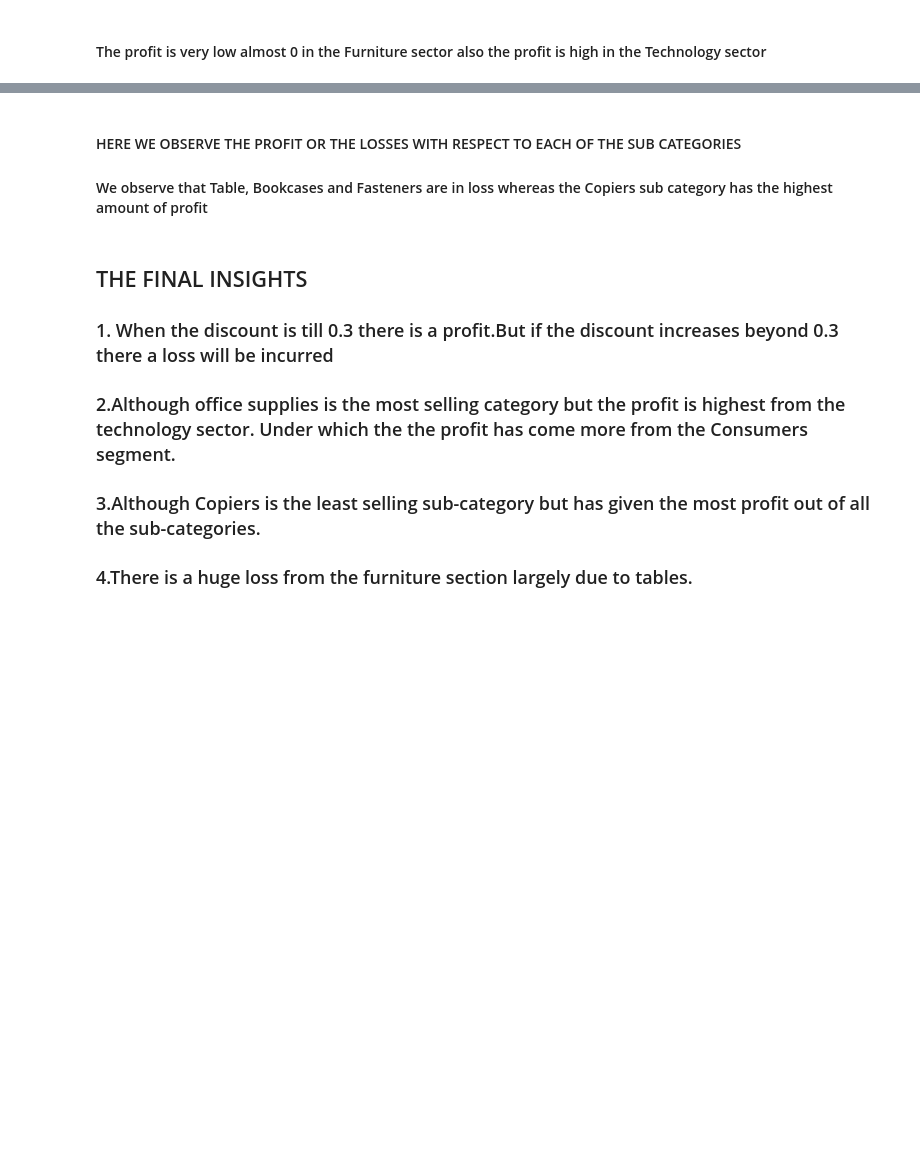
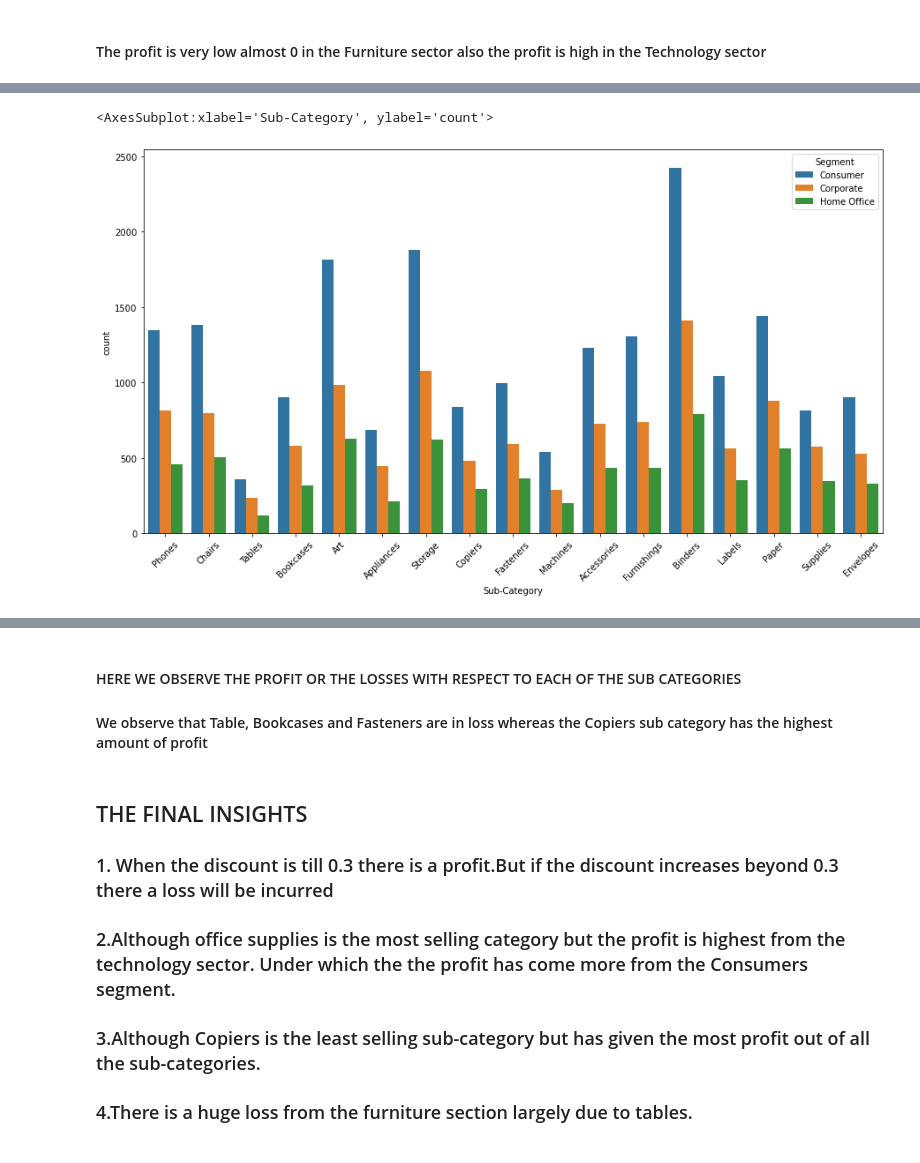
Before and after one commit to rachael-meinders/superstore, a Jupyter notebook: Superstore Analyses/Pandas Sales Analysis2.ipynb, the cells around one changed output, grey strips where cells are left out. Cells and saved outputs as stored; diff of their text form; code cells hidden in the pictures; blank space fills up the shorter version.

```diff
--- a/Superstore Analyses/Pandas Sales Analysis2.ipynb
+++ b/Superstore Analyses/Pandas Sales Analysis2.ipynb
@@ -224,6 +301,10 @@ print(df['Profit'].value_counts())
 # %%
 plt.figure(figsize=(15,8))
+plt.xticks(rotation=45)
 sns.countplot(x='Sub-Category',hue='Segment',data=df)
+# %% [output]
+<AxesSubplot:xlabel='Sub-Category', ylabel='count'>
+[figure, added]
 # %%
 # Forming a combined barplot for all the sub categories with respect to profit
 fig,axs=plt.subplots(1,1,figsize=(18,5))
```
Also changed, not shown: parts of 25 cells of this notebook, 11 other files.
